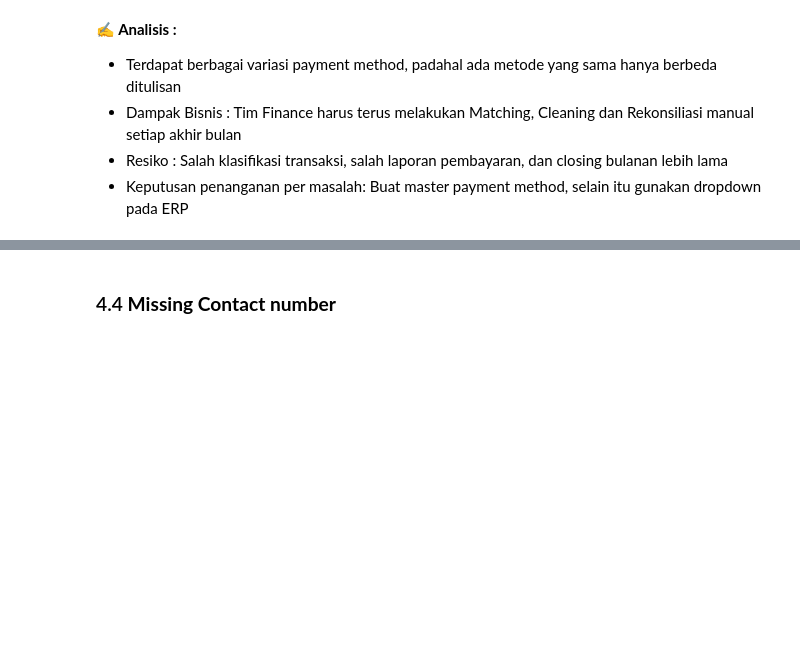
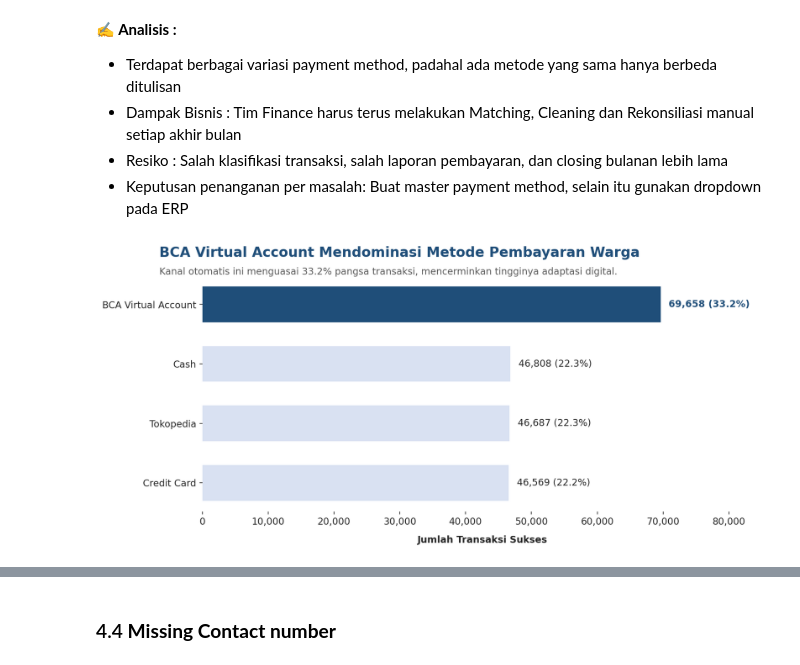
Before and after one commit to MikaMahaputra/Capstone-2-Sinarmas-Land, a Jupyter notebook: notebooks/capstone2_sinarmasland.ipynb, the cells around one changed output, grey strips where cells are left out. Cells and saved outputs as stored; diff of their text form; code cells hidden in the pictures; blank space fills up the shorter version.

Commit message:
fixing visualization

```diff
--- a/notebooks/capstone2_sinarmasland.ipynb
+++ b/notebooks/capstone2_sinarmasland.ipynb
@@ -1157,3 +1179,66 @@ Name: count, dtype: int64
 - Dampak Bisnis : Tim Finance harus terus melakukan Matching, Cleaning dan Rekonsiliasi manual setiap akhir bulan
 - Resiko : Salah klasifikasi transaksi, salah laporan pembayaran, dan closing bulanan lebih lama
 - Keputusan penanganan per masalah: Buat master payment method, selain itu gunakan dropdown pada ERP
+# %%
+df_pay = df_ipl['payment_method_clean'].value_counts().dropna().reset_index()
+df_pay.columns = ['Metode', 'Total Transaksi']
+
+
+total_transaksi = df_pay['Total Transaksi'].sum()
+df_pay['Persentase'] = (df_pay['Total Transaksi'] / total_transaksi) * 100
+
+
+df_pay = df_pay.sort_values(by='Total Transaksi', ascending=True)
+
+
+# =======================
+# TOP Payment Method
+# =======================
+PRIMARY = '#1F4E79'      # Navy Blue untuk sorotan utama
+SECONDARY = '#D9E1F2'    # Soft Slate Blue netral untuk kategori pembanding
+TEXT_COLOR = '#262626'
+SUBTITLE_COLOR = '#595959'
+
+fig, ax = plt.subplots(figsize=(11, 5.5), dpi=150)
+fig.patch.set_facecolor('#FFFFFF')
+ax.set_facecolor('#FFFFFF')
+
+# Plot grafik dengan warna kontras (Highlight batang teratas)
+colors = [SECONDARY] * (len(df_pay) - 1) + [PRIMARY]
+bars = ax.barh(df_pay['Metode'], df_pay['Total Transaksi'], color=colors, height=0.6)
+
+# Tambahkan label angka dan persentase di ujung batang
+for i, bar in enumerate(bars):
+    width = bar.get_width()
+    pct = df_pay['Persentase'].iloc[i]
+    is_top = (i == len(bars) - 1)
+
+    label_color = PRIMARY if is_top else TEXT_COLOR
+    font_w = 'bold' if is_top else 'normal'
+
+    ax.text(width + 1200, bar.get_y() + bar.get_height()/2, f'{width:,} ({pct:.1f}%)',
+            va='center', ha='left', fontsize=11, fontweight=font_w, color=label_color)
+
+# Headline dan konteks bisnis
+ax.text(x=-6500, y=3.8, s="BCA Virtual Account Mendominasi Metode Pembayaran Warga",
+        fontsize=16, fontweight='bold', color=PRIMARY)
+ax.text(x=-6500, y=3.5, s="Kanal otomatis ini menguasai 33.2% pangsa transaksi, mencerminkan tingginya adaptasi digital.",
+        fontsize=11, color=SUBTITLE_COLOR)
+
+# Pengaturan Sumbu dan penghapusan border kotak grafik
+ax.set_xlabel('Jumlah Transaksi Sukses', fontsize=11, fontweight='bold', color=TEXT_COLOR, labelpad=10)
+ax.set_xlim(0, 85000)
+ax.xaxis.set_major_formatter(plt.FuncFormatter(lambda x, p: format(int(x), ',')))
+ax.tick_params(axis='both', colors=TEXT_COLOR, labelsize=11)
+
+for spine in ['top', 'right', 'left', 'bottom']:
+    ax.spines[spine].set_visible(False)
+
+plt.tight_layout()
+plt.subplots_adjust(top=0.82)
+
+# Simpan untuk aset slide presentasi tim Mikha, Hane, Nadya
+plt.savefig('payment_method_presentation_fixed.png', bbox_inches='tight', dpi=300)
+plt.show()
+# %% [output]
+[figure, added]
```
Also changed, not shown: parts of 12 cells of this notebook, 2 other files.
